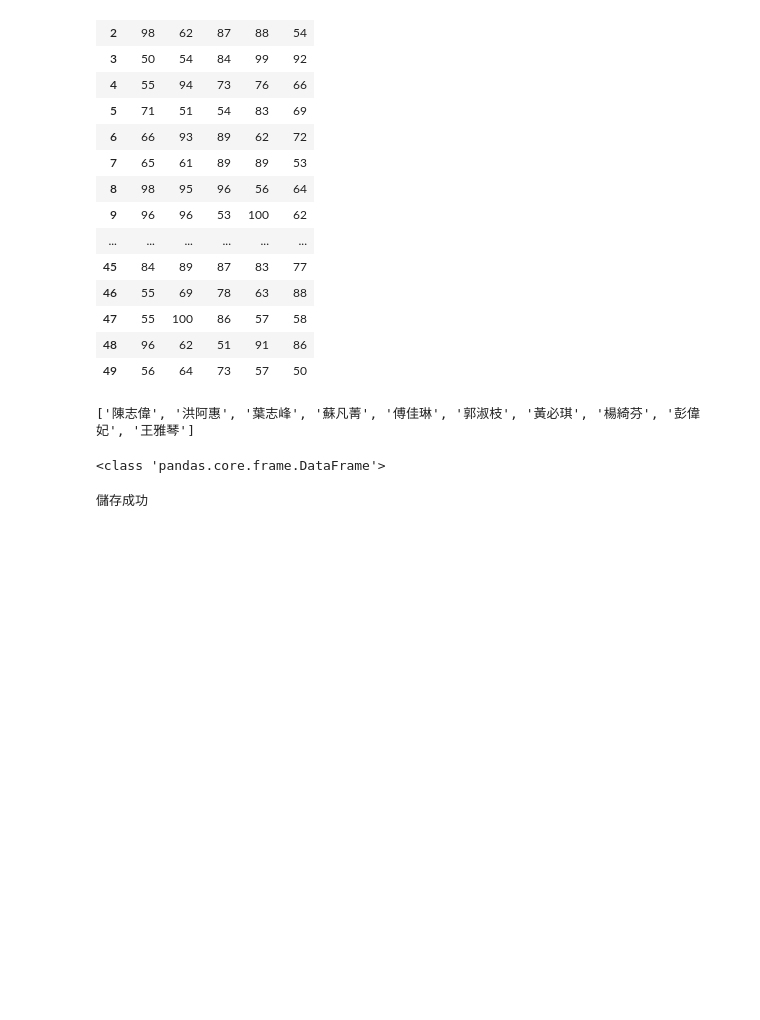
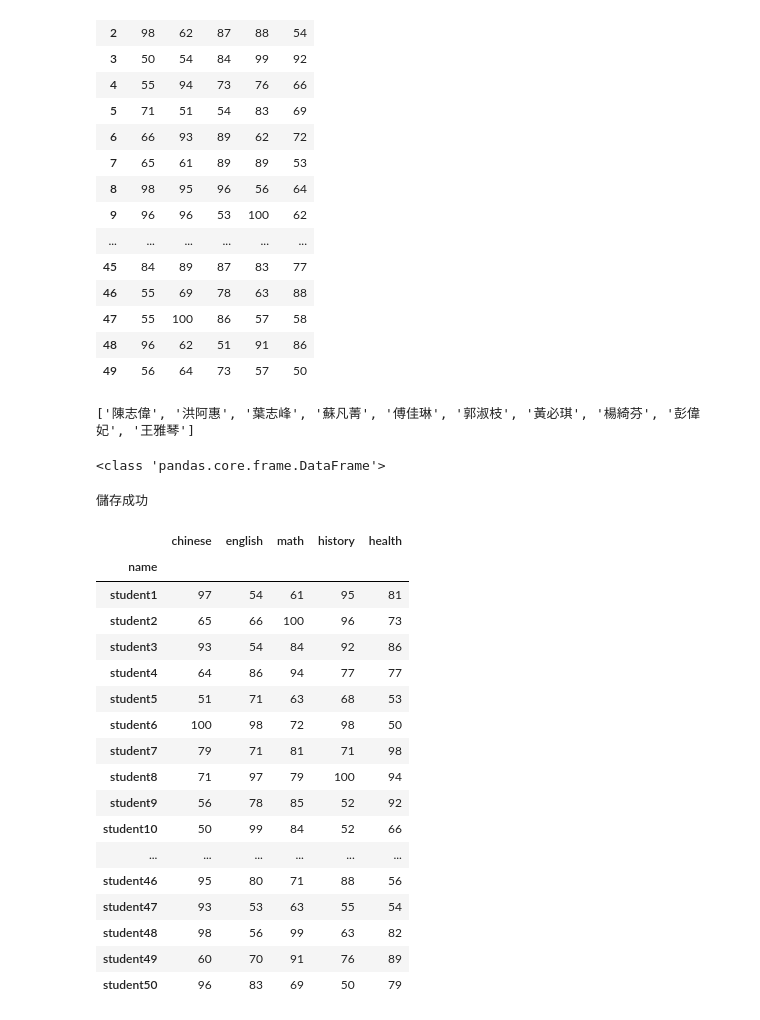
Before and after one commit to Nigmaa/python_analysis, a Jupyter notebook: lesson5.ipynb, the cells around one changed output. Drawn from its saved outputs; the diff is of its cells as text; code cells hidden in the pictures; blank space fills up the shorter version.

```diff
--- a/lesson5.ipynb
+++ b/lesson5.ipynb
@@ -199,3 +199,26 @@ print('儲存成功')
 儲存成功
 # %%
 students.to_excel('student成績.xlsx',sheet_name='6年12班成績')
+# %%
+import pandas as pd
+df=pd.read_csv('student.csv',index_col=0)
+df
+# %% [output]
+|  | chinese | english | math | history | health |
+| name |  |  |  |  |  |
+| student1 | 97 | 54 | 61 | 95 | 81 |
+| student2 | 65 | 66 | 100 | 96 | 73 |
+| student3 | 93 | 54 | 84 | 92 | 86 |
+| student4 | 64 | 86 | 94 | 77 | 77 |
+| student5 | 51 | 71 | 63 | 68 | 53 |
+| student6 | 100 | 98 | 72 | 98 | 50 |
+| student7 | 79 | 71 | 81 | 71 | 98 |
+| student8 | 71 | 97 | 79 | 100 | 94 |
+| student9 | 56 | 78 | 85 | 52 | 92 |
+| student10 | 50 | 99 | 84 | 52 | 66 |
+| ... | ... | ... | ... | ... | ... |
+| student46 | 95 | 80 | 71 | 88 | 56 |
+| student47 | 93 | 53 | 63 | 55 | 54 |
+| student48 | 98 | 56 | 99 | 63 | 82 |
+| student49 | 60 | 70 | 91 | 76 | 89 |
+| student50 | 96 | 83 | 69 | 50 | 79 |
```
